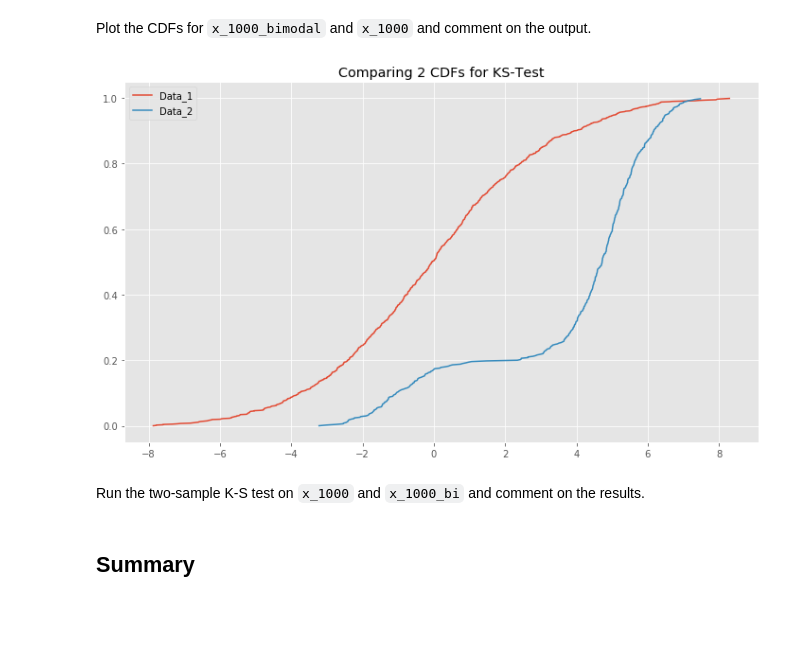
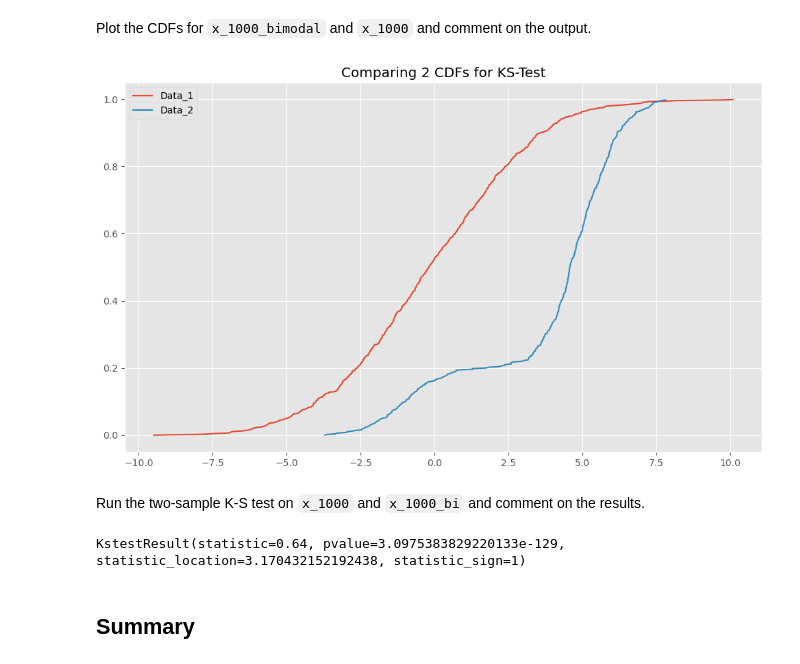
Before and after one commit to victormuuo07/dsc-komogorov-smirnov-test-lab, a Jupyter notebook: index.ipynb, the cells around one changed output. Cells and saved outputs as stored; diff of their text form; code cells hidden in the pictures; blank space fills up the shorter version.

```diff
--- a/index.ipynb
+++ b/index.ipynb
@@ -144,14 +178,2 @@ plt.hist(x_1000_bi);
 # %% [markdown]
 Plot the CDFs for `x_1000_bimodal` and `x_1000` and comment on the output.
-# %%
-# Plot the CDFs
-def ks_plot_2sample(data_1, data_2):
-    '''
-    Data entered must be the same size.
-    '''
-    pass
-
-# Uncomment below to run
-# ks_plot_2sample(x_1000, x_1000_bi[:,0])
-# %% [output]
-[figure, removed]
@@ -159,0 +180,18 @@ def ks_plot_2sample(data_1, data_2):
+# %%
+
+# Plot the CDFs
+def ks_plot_2sample(data_1, data_2):
+    '''
+    Data entered must be the same size.
+    '''
+    length = len(data_1)
+    plt.figure(figsize=(12, 7))
+    plt.plot(np.sort(data_1), np.linspace(0, 1, len(data_1), endpoint=False))
+    plt.plot(np.sort(data_2), np.linspace(0, 1, len(data_2), endpoint=False))
+    plt.legend('top right')
+    plt.legend(['Data_1', 'Data_2'])
+    plt.title('Comparing 2 CDFs for KS-Test')
+
+ks_plot_2sample(x_1000, x_1000_bi[:,0])
+# %% [output]
+[figure, added]
@@ -161,5 +203,11 @@ def ks_plot_2sample(data_1, data_2):
 Run the two-sample K-S test on `x_1000` and `x_1000_bi` and comment on the results.
 # %%
 # Your code here
+# Check if the distributions are equal
+stats.ks_2samp(x_1000, x_1000_bi[:,0])
 
 # Ks_2sampResult(statistic=0.633, pvalue=4.814801487740621e-118)
+
+# Ks_2sampResult(statistic=0.633, pvalue=4.814801487740621e-118)
+# %% [output]
+KstestResult(statistic=0.64, pvalue=3.0975383829220133e-129, statistic_location=3.170432152192438, statistic_sign=1)
```
Also changed, not shown: parts of 17 cells of this notebook.
